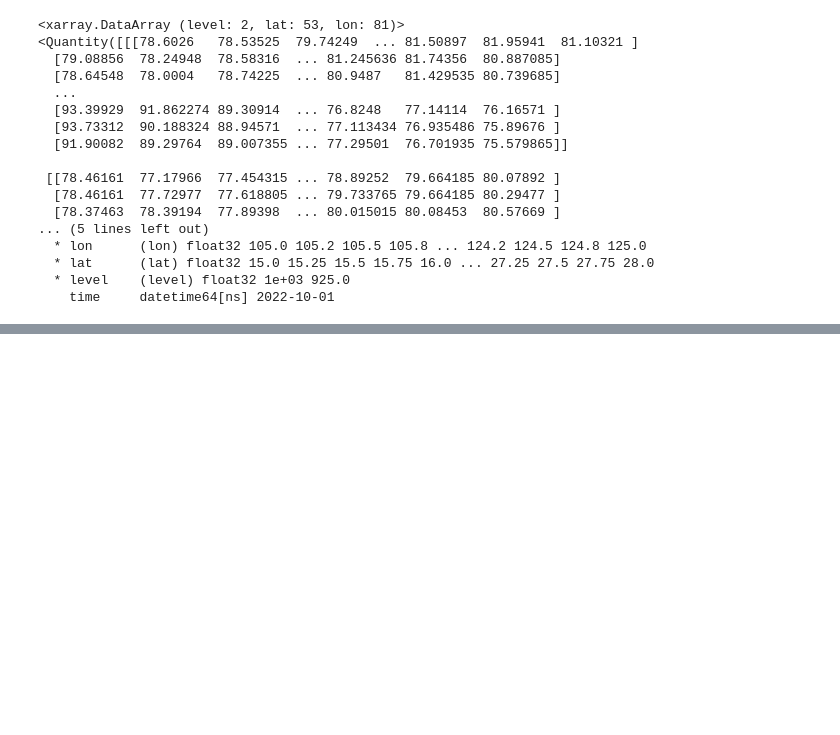
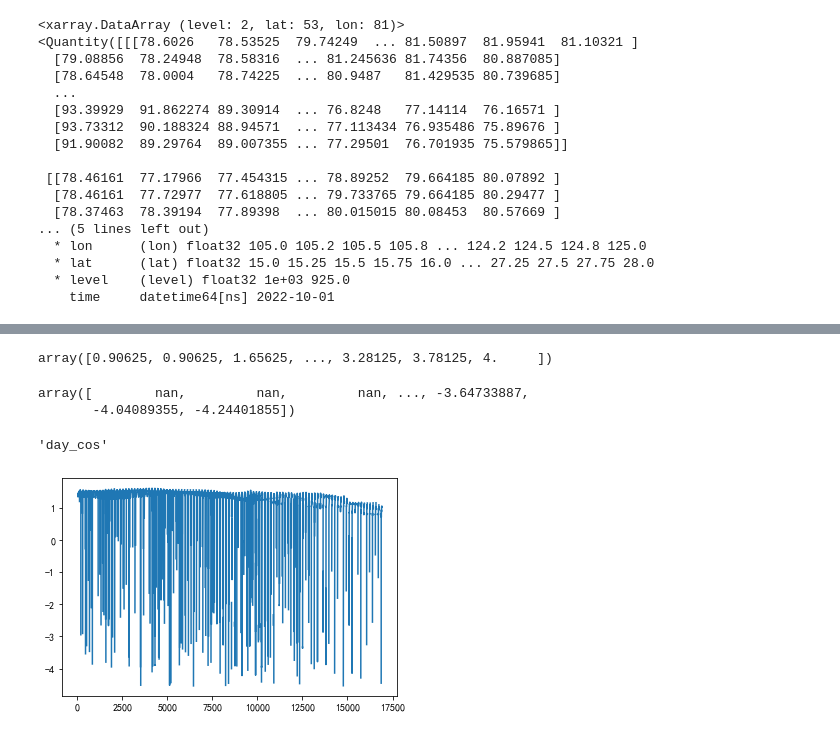
Before and after one commit to hanchyhill/python, a Jupyter notebook: seafog/src/drawmap/remote_TDS_read.ipynb, the cells around one changed output, grey strips where cells are left out. Cells and saved outputs as stored; diff of their text form; code cells hidden in the pictures; blank space fills up the shorter version.

```diff
--- a/seafog/src/drawmap/remote_TDS_read.ipynb
+++ b/seafog/src/drawmap/remote_TDS_read.ipynb
@@ -296,0 +538,3 @@ print(theta_e)
+# %%
+order_arr = np.array(full_list)
+order_arr.shape
@@ -296,0 +543,2 @@ print(theta_e)
+# %%
+order_x = order_arr.T
@@ -296,0 +561,27 @@ print(theta_e)
+# %%
+order_x[:,0]
+# %% [output]
+array([0.90625, 0.90625, 1.65625, ..., 3.28125, 3.78125, 4.     ])
+# %%
+order_x_scale = scaler.transform(order_x)
+# %%
+keep_cols = ['t_td', 'td_sst','t_sst','year_sin','year_cos', 'day_sin', 'day_cos','delta_theta','delta_theta_e']
+x_columns = ['t_td', 'td_sst','t_sst','v100', 'v10m', 'u100', 'u10m', 't2mm', 't2md', 'sstk','year_sin','year_cos', 'day_sin', 'day_cos','delta_theta','delta_theta_e','theta_e925']
+for iColumn in keep_cols:
+    index = x_columns.index(iColumn)
+    order_x_scale[:,index] = order_x[:,index]
+# %%
+order_x_scale[:,1]
+# %% [output]
+array([        nan,         nan,         nan, ..., -3.64733887,
+       -4.04089355, -4.24401855])
+# %%
+x_columns[13]
+# %% [output]
+'day_cos'
+# %%
+plt.plot(order_x_scale[:,9])
+plt.show()
+# ERROR index -> 7,8,9,13
+# %% [output]
+[figure, added]
```
Also changed, not shown: parts of 43 cells of this notebook, 2 other files.
